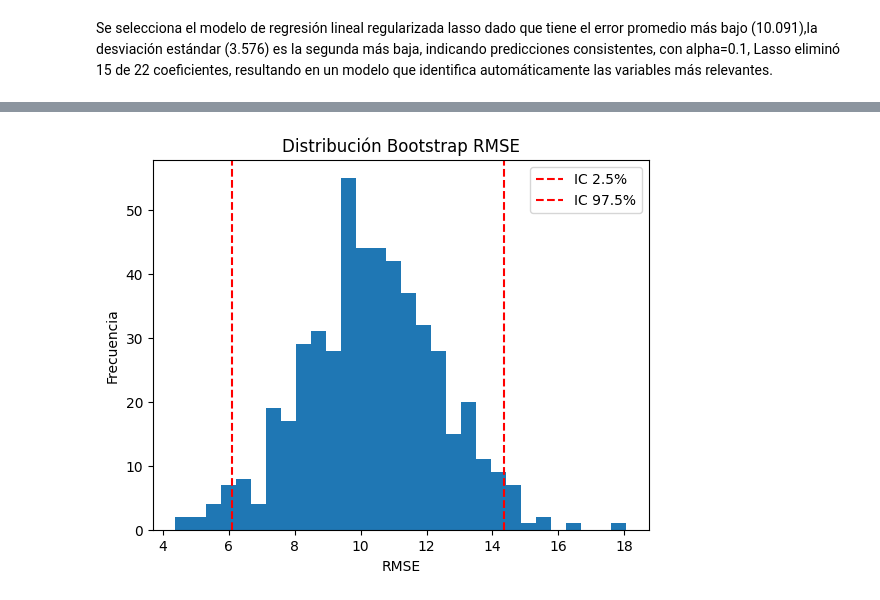
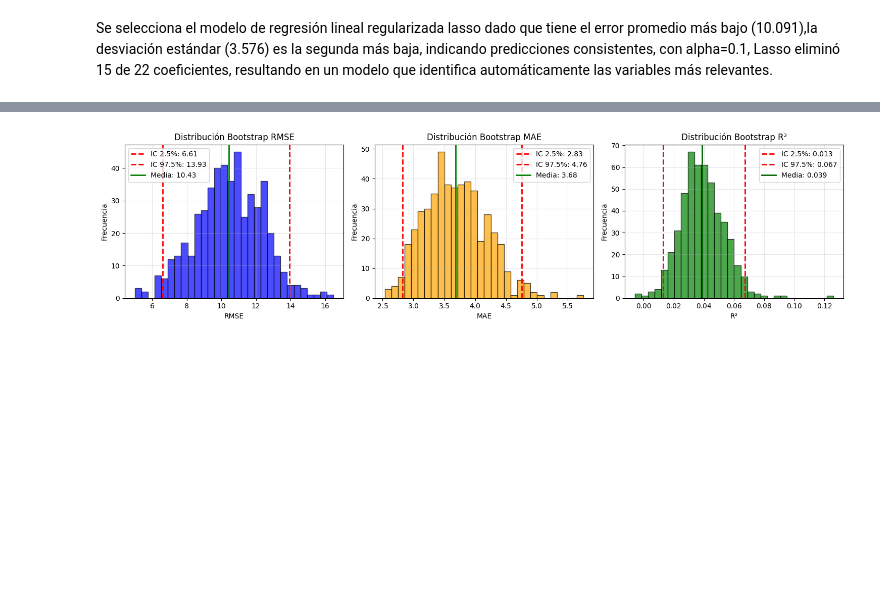
Before and after one commit to w-pollock/Grupo33-Lab2, a Jupyter notebook: L2 Complejidad y búsqueda de hiperparámetros/Laboratorio2.ipynb, the cells around one changed output, grey strips where cells are left out. Cells and saved outputs as stored; diff of their text form; code cells hidden in the pictures; blank space fills up the shorter version.

Commit message:
cambios

```diff
--- a/L2 Complejidad y búsqueda de hiperparámetros/Laboratorio2.ipynb
+++ b/L2 Complejidad y búsqueda de hiperparámetros/Laboratorio2.ipynb
@@ -654,21 +654,29 @@ Se selecciona el modelo de regresión lineal regularizada lasso dado que tiene e
 #5: INTERVALOS DE CONFIANZA PARA EL MEJOR MODELO
 #-----------------------------------------------
 
+# se uso validación ya que test no tiene variable objetivo
 
 best_model = grid_lasso.best_estimator_
 
+y_val_pred = best_model.predict(X_val)
+
+print("==== Desempeño del Modelo en Validación ====")
+print("RMSE:", np.sqrt(mean_squared_error(y_val, y_val_pred)))
+print("MAE:", mean_absolute_error(y_val, y_val_pred))
+print("R2:", r2_score(y_val, y_val_pred))
+print()
+
 n_boot = 500
-rmse_list = []
-mae_list = []
-r2_list = []
+rmse_list, mae_list, r2_list = [], [], []
 
-n = len(X_val)  # ← cambio aquí
+n = len(X_val)
 
+print(f"Realizando {n_boot} remuestreos bootstrap...")
 for i in range(n_boot):
     indices = np.random.choice(range(n), size=n, replace=True)
 
-    X_sample = X_val.iloc[indices]   # ← cambio aquí
-    y_sample = y_val.iloc[indices]   # ← cambio aquí
+    X_sample = X_val.iloc[indices]
+    y_sample = y_val.iloc[indices]
 
     y_pred = best_model.predict(X_sample)
 
@@ -677,20 +685,64 @@ for i in range(n_boot):
     r2_list.append(r2_score(y_sample, y_pred))
 
 rmse_ci = np.percentile(rmse_list, [2.5, 97.5])
-mae_ci = np.percentile(mae_list, [2.5, 97.5])
-r2_ci = np.percentile(r2_list, [2.5, 97.5])
+mae_ci  = np.percentile(mae_list,  [2.5, 97.5])
+r2_ci   = np.percentile(r2_list,   [2.5, 97.5])
 
-print("IC 95% RMSE:", rmse_ci)
-print("IC 95% MAE:", mae_ci)
-print("IC 95% R2:", r2_ci)
+print("\n==== Intervalos de Confianza al 95% ====")
+print(f"RMSE: [{rmse_ci[0]:.4f}, {rmse_ci[1]:.4f}]")
+print(f"MAE:  [{mae_ci[0]:.4f}, {mae_ci[1]:.4f}]")
+print(f"R2:   [{r2_ci[0]:.4f}, {r2_ci[1]:.4f}]")
+print()
 
-plt.figure()
-plt.hist(rmse_list, bins=30)
-plt.axvline(rmse_ci[0], color='red', linestyle='--', label='IC 2.5%')
-plt.axvline(rmse_ci[1], color='red', linestyle='--', label='IC 97.5%')
-plt.title("Distribución Bootstrap RMSE")
-plt.xlabel("RMSE")
-plt.ylabel("Frecuencia")
-plt.legend()
+print("==== Estadísticas de las Distribuciones Bootstrap ====")
+print(f"RMSE - Media: {np.mean(rmse_list):.4f}, Desv. Est.: {np.std(rmse_list):.4f}")
+print(f"MAE  - Media: {np.mean(mae_list):.4f}, Desv. Est.: {np.std(mae_list):.4f}")
+print(f"R2   - Media: {np.mean(r2_list):.4f}, Desv. Est.: {np.std(r2_list):.4f}")
+
+
+
+fig, axes = plt.subplots(1, 3, figsize=(15, 4))
+
+
+axes[0].hist(rmse_list, bins=30, alpha=0.7, color='blue', edgecolor='black')
+axes[0].axvline(rmse_ci[0], color='red', linestyle='--', linewidth=2, label=f'IC 2.5%: {rmse_ci[0]:.2f}')
+axes[0].axvline(rmse_ci[1], color='red', linestyle='--', linewidth=2, label=f'IC 97.5%: {rmse_ci[1]:.2f}')
+axes[0].axvline(np.mean(rmse_list), color='green', linestyle='-', linewidth=2, label=f'Media: {np.mean(rmse_list):.2f}')
+axes[0].set_xlabel('RMSE')
+axes[0].set_ylabel('Frecuencia')
+axes[0].set_title('Distribución Bootstrap RMSE')
+axes[0].legend()
+axes[0].grid(alpha=0.3)
+
+
+axes[1].hist(mae_list, bins=30, alpha=0.7, color='orange', edgecolor='black')
+axes[1].axvline(mae_ci[0], color='red', linestyle='--', linewidth=2, label=f'IC 2.5%: {mae_ci[0]:.2f}')
+axes[1].axvline(mae_ci[1], color='red', linestyle='--', linewidth=2, label=f'IC 97.5%: {mae_ci[1]:.2f}')
+axes[1].axvline(np.mean(mae_list), color='green', linestyle='-', linewidth=2, label=f'Media: {np.mean(mae_list):.2f}')
+axes[1].set_xlabel('MAE')
+axes[1].set_ylabel('Frecuencia')
+axes[1].set_title('Distribución Bootstrap MAE')
+axes[1].legend()
+axes[1].grid(alpha=0.3)
+
+
+axes[2].hist(r2_list, bins=30, alpha=0.7, color='green', edgecolor='black')
+axes[2].axvline(r2_ci[0], color='red', linestyle='--', linewidth=2, label=f'IC 2.5%: {r2_ci[0]:.3f}')
+axes[2].axvline(r2_ci[1], color='red', linestyle='--', linewidth=2, label=f'IC 97.5%: {r2_ci[1]:.3f}')
+axes[2].axvline(np.mean(r2_list), color='darkgreen', linestyle='-', linewidth=2, label=f'Media: {np.mean(r2_list):.3f}')
+axes[2].set_xlabel('R²')
+axes[2].set_ylabel('Frecuencia')
+axes[2].set_title('Distribución Bootstrap R²')
+axes[2].legend()
+axes[2].grid(alpha=0.3)
+
+plt.tight_layout()
 plt.show()
+
+print("\n==== Análisis de Estabilidad y Confiabilidad ====")
+print(f"Coeficiente de variación RMSE: {(np.std(rmse_list)/np.mean(rmse_list))*100:.2f}%")
+print(f"Coeficiente de variación MAE: {(np.std(mae_list)/np.mean(mae_list))*100:.2f}%")
+print(f"Amplitud IC RMSE: {rmse_ci[1] - rmse_ci[0]:.4f}")
+print(f"Amplitud IC MAE: {mae_ci[1] - mae_ci[0]:.4f}")
+print(f"Amplitud IC R2: {r2_ci[1] - r2_ci[0]:.4f}")
 # %% [output]
@@ -700 +765 @@ IC 95% R2: [0.01240384 0.07158628]
-[figure, old version]
+[figure, new version]
```
Also changed, not shown: parts of 11 cells of this notebook.
